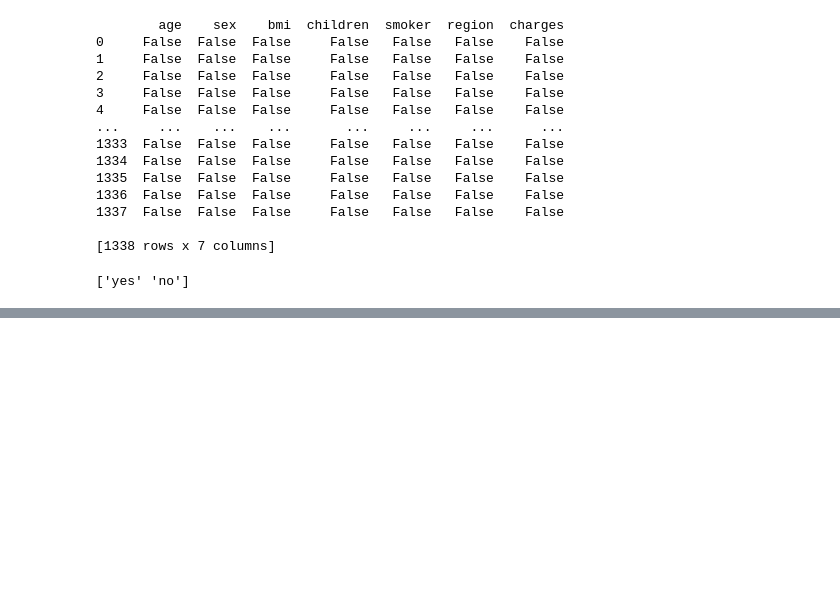
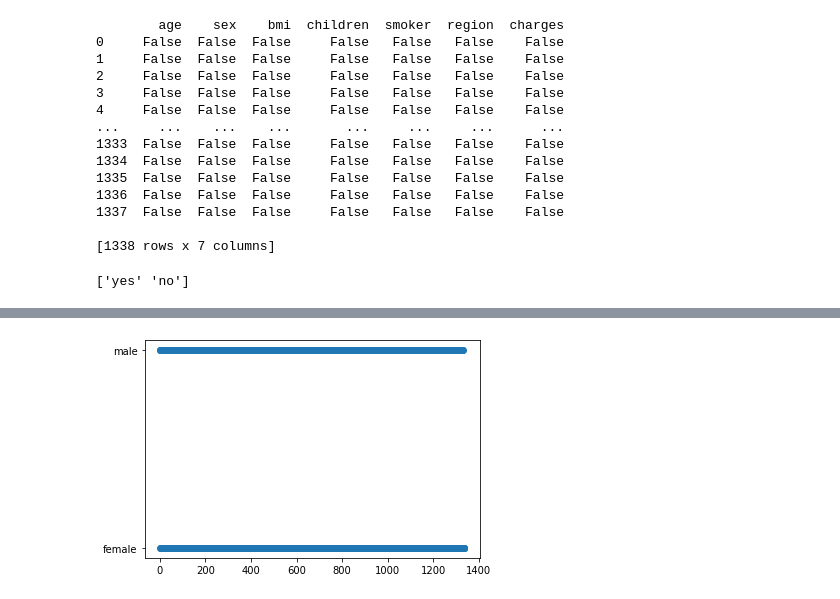
Before and after one commit to jumikao/USA_Medical_Insurance_Analysis_-Linear_Regression_project-, a Jupyter notebook: Untitled1.ipynb, the cells around one changed output, grey strips where cells are left out. Saved outputs shown, nothing was run; the diff lists cells and outputs as text; code cells hidden in the pictures; blank space fills up the shorter version.

```diff
--- a/Untitled1.ipynb
+++ b/Untitled1.ipynb
@@ -157,0 +206,6 @@ print(all_data['smoker'].unique())
+# %%
+import matplotlib.pyplot as plt
+plt.scatter(all_data.index, all_data['sex'])
+plt.show()
+# %% [output]
+[figure, added]
```
Also changed, not shown: parts of 9 cells of this notebook.
